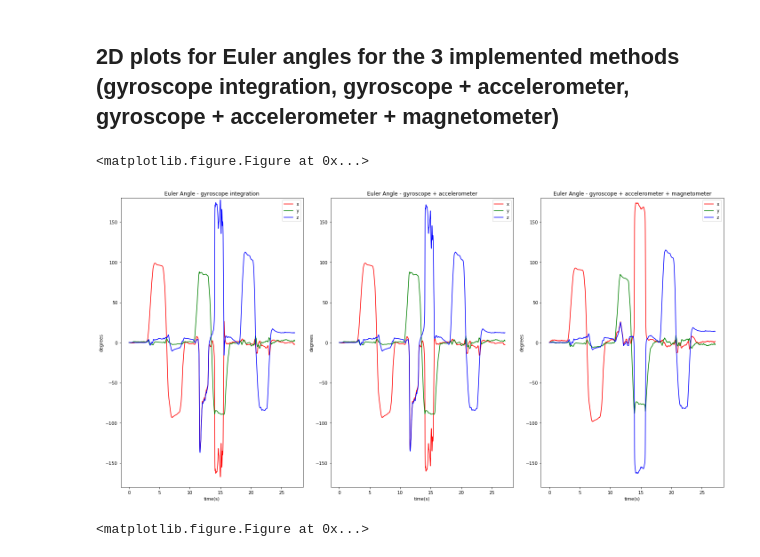
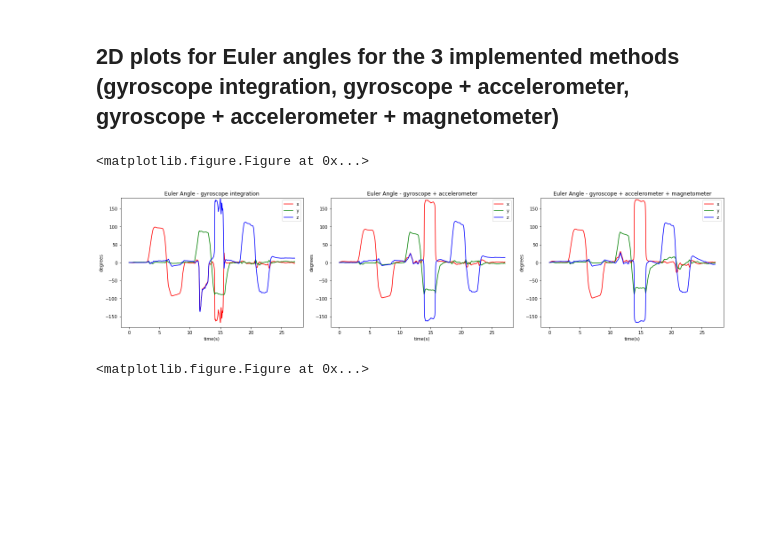
Before and after one commit to Fatema/imu, a Jupyter notebook: imu-prototype.ipynb, the cells around one changed output. Cells and saved outputs as stored; diff of their text form; code cells hidden in the pictures; blank space fills up the shorter version.

```diff
--- a/imu-prototype.ipynb
+++ b/imu-prototype.ipynb
@@ -933,14 +933,14 @@ accelerometer_narmalized = data_normalized(accelerometer_radians)
 magnetometer_narmalized = data_normalized(magnetometer_radians)
 n = imu_data.shape[0]
 
-q_imu_gyro = imu_gyro(n, gyroscope_radians)
-q_imu_gyro_acc = imu_gyro_acc(n, gyroscope_radians, accelerometer_narmalized)
-q_imu_gyro_acc_magn = imu_gyro_acc_magn(n, gyroscope_radians, accelerometer_narmalized, magnetometer_narmalized)
+q_imu_gyro = imu_gyro_v2(n, gyroscope_radians)
+q_imu_gyro_acc = imu_gyro_acc_v2(n, gyroscope_radians, accelerometer_narmalized)
+q_imu_gyro_acc_magn = imu_gyro_acc_magn_v2(n, gyroscope_radians, accelerometer_narmalized, magnetometer_narmalized)
 # %%
 # convert quaternions to euler angles
-euler_imu_gyro = np.apply_along_axis(toEulerAngle, 2, q_imu_gyro)
-euler_imu_gyro_acc = np.apply_along_axis(toEulerAngle, 2, q_imu_gyro_acc)
-euler_imu_gyro_acc_magn = np.apply_along_axis(toEulerAngle, 2, q_imu_gyro_acc_magn)
+euler_imu_gyro = np.apply_along_axis(quaternions2euler, 2, q_imu_gyro)
+euler_imu_gyro_acc = np.apply_along_axis(quaternions2euler, 2, q_imu_gyro_acc)
+euler_imu_gyro_acc_magn = np.apply_along_axis(quaternions2euler, 2, q_imu_gyro_acc_magn)
 
 # computed euler angles are in randians so convert them to degrees
 euler_imu_gyro = np.apply_along_axis(np.rad2deg, 2, euler_imu_gyro)
@@ -951,7 +951,7 @@ plt.clf()
 
 time = imu_data['time'].values
 
-fig, (ax1, ax2, ax3) = plt.subplots(1, 3, figsize=(20,10))
+fig, (ax1, ax2, ax3) = plt.subplots(1, 3, figsize=(20,5))
 # make a little extra space between the subplots
 fig.subplots_adjust(hspace=2)
 
@@ -981,33 +981,33 @@ ydata = []
 zdata = []
 for row in euler_imu_gyro_acc:
     xdata += [row[0][0]]
     ydata += [row[0][1]]
     zdata += [row[0][2]]
 ax2.plot(time, xdata, linestyle='-', color='r', label='x')
 ax2.plot(time, ydata, linestyle='-', color='g', label='y')
 ax2.plot(time, zdata, linestyle='-', color='b', label='z')
 ax2.legend(loc='upper right')
 
 ax3.set_ylim(-180,180)
 ax3.set_xlabel('time(s)')
 ax3.set_ylabel('degrees')
 ax3.set_title('Euler Angle - gyroscope + accelerometer + magnetometer')
 xdata = []
 ydata = []
 zdata = []
 for row in euler_imu_gyro_acc_magn:
     xdata += [row[0][0]]
     ydata += [row[0][1]]
     zdata += [row[0][2]]
 ax3.plot(time, xdata, linestyle='-', color='r', label='x')
 ax3.plot(time, ydata, linestyle='-', color='g', label='y')
 ax3.plot(time, zdata, linestyle='-', color='b', label='z')
 ax3.legend(loc='upper right')
 
 fig.tight_layout()
 
-fig.savefig('euler_all.png')
+fig.savefig('euler_all_v2.png')
 # %% [output]
 <matplotlib.figure.Figure at 0x...>
-[figure, old version]
+[figure, new version]
 <matplotlib.figure.Figure at 0x...>
```
Also changed, not shown: parts of 1 cell of this notebook.
